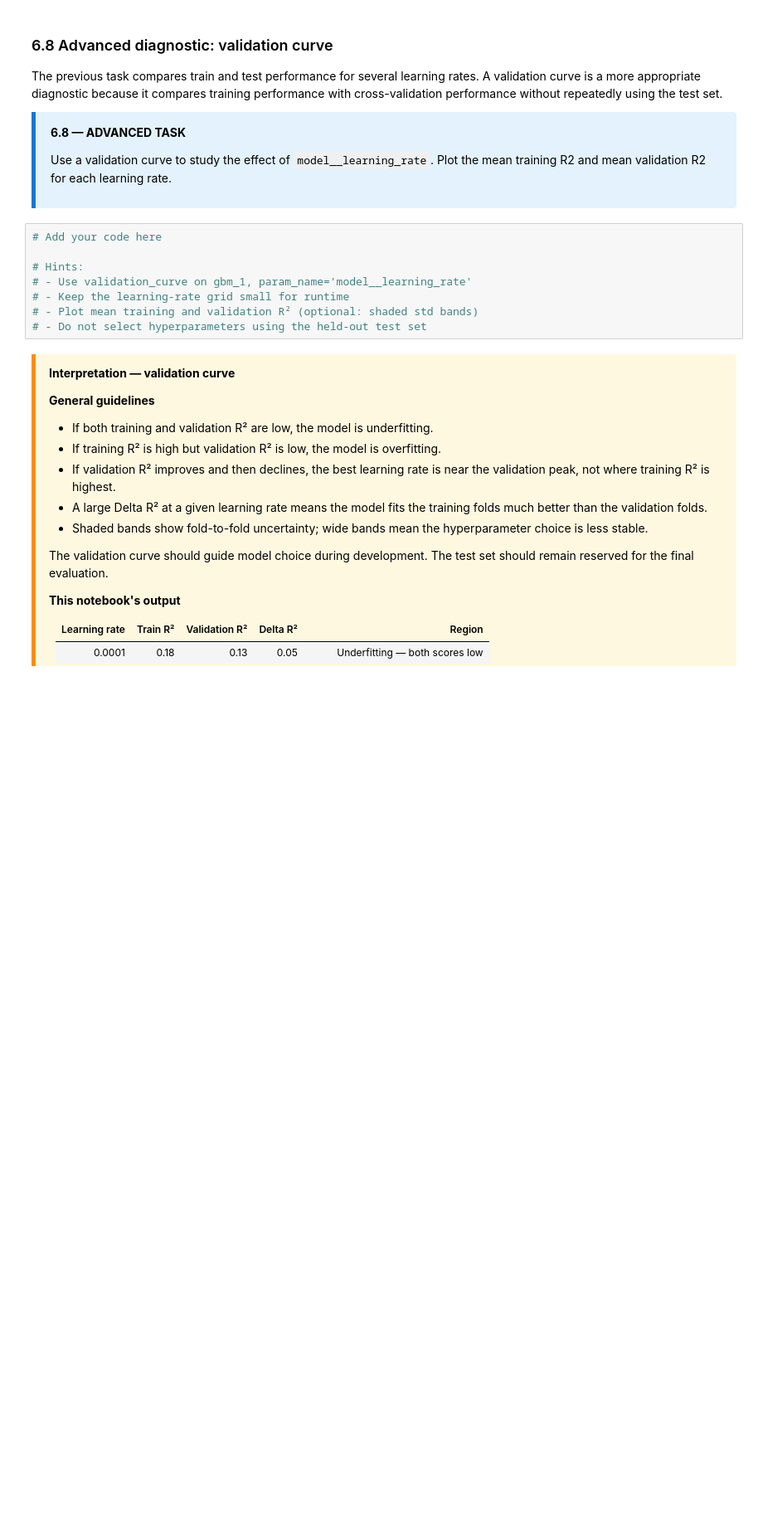
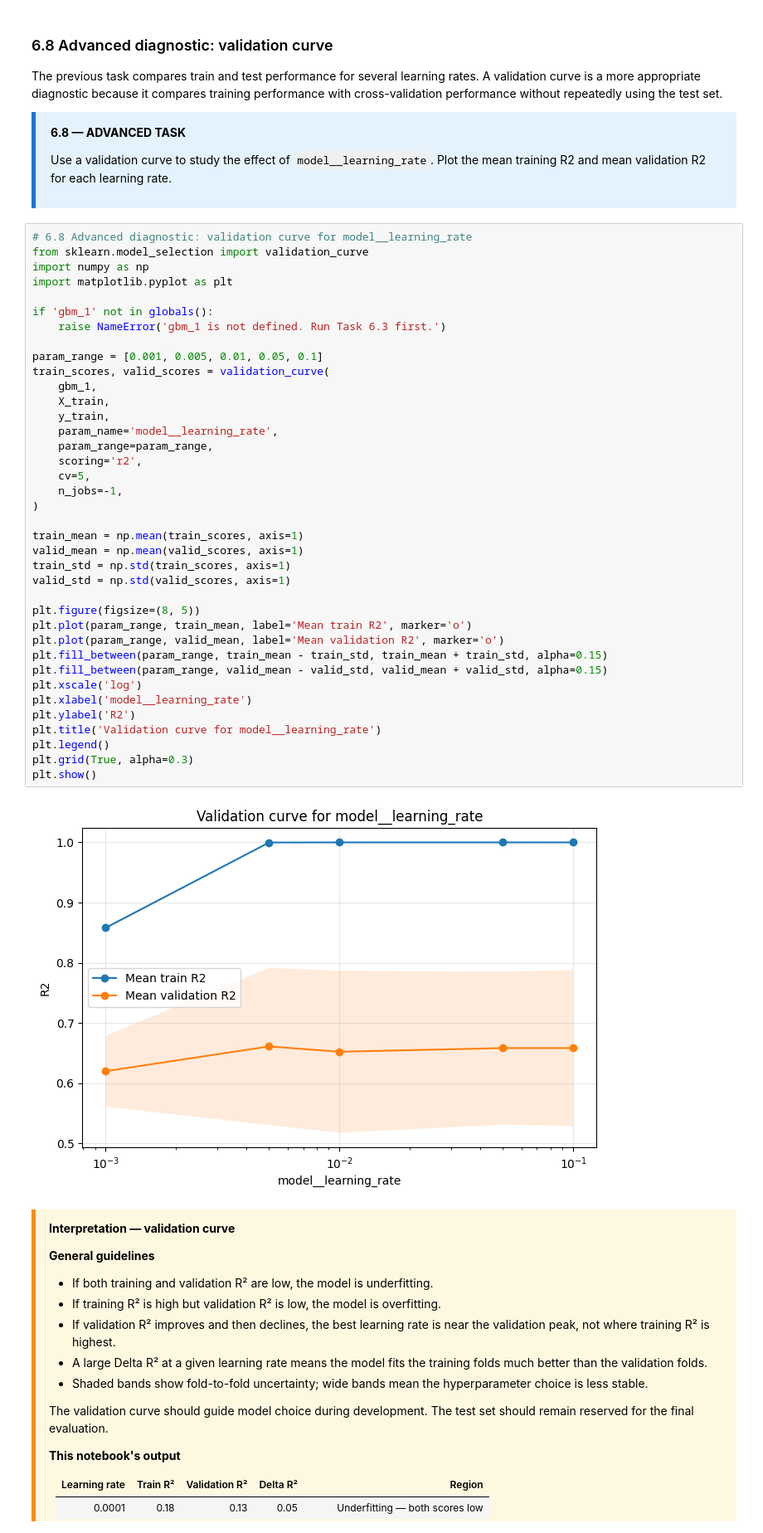
Before and after one commit to jenyunchou/ai4as_pitfalls_in_machine_learning_2026, a Jupyter notebook: notebooks_code/class_01_exercise.ipynb, the cells around one changed output. Shown at 83% size. Saved outputs shown, nothing was run; the diff lists cells and outputs as text; blank space fills up the shorter version.

```diff
--- a/notebooks_code/class_01_exercise.ipynb
+++ b/notebooks_code/class_01_exercise.ipynb
@@ -890,13 +890,45 @@ The previous task compares train and test performance for several learning rates
 Use a validation curve to study the effect of `model__learning_rate`. Plot the mean training R2 and mean validation R2 for each learning rate.
 </div>
 # %%
-# Add your code here
+# 6.8 Advanced diagnostic: validation curve for model__learning_rate
+from sklearn.model_selection import validation_curve
+import numpy as np
+import matplotlib.pyplot as plt
 
-# Hints:
-# - Use validation_curve on gbm_1, param_name='model__learning_rate'
-# - Keep the learning-rate grid small for runtime
-# - Plot mean training and validation R² (optional: shaded std bands)
-# - Do not select hyperparameters using the held-out test set
+if 'gbm_1' not in globals():
+    raise NameError('gbm_1 is not defined. Run Task 6.3 first.')
+
+param_range = [0.001, 0.005, 0.01, 0.05, 0.1]
+train_scores, valid_scores = validation_curve(
+    gbm_1,
+    X_train,
+    y_train,
+    param_name='model__learning_rate',
+    param_range=param_range,
+    scoring='r2',
+    cv=5,
+    n_jobs=-1,
+)
+
+train_mean = np.mean(train_scores, axis=1)
+valid_mean = np.mean(valid_scores, axis=1)
+train_std = np.std(train_scores, axis=1)
+valid_std = np.std(valid_scores, axis=1)
+
+plt.figure(figsize=(8, 5))
+plt.plot(param_range, train_mean, label='Mean train R2', marker='o')
+plt.plot(param_range, valid_mean, label='Mean validation R2', marker='o')
+plt.fill_between(param_range, train_mean - train_std, train_mean + train_std, alpha=0.15)
+plt.fill_between(param_range, valid_mean - valid_std, valid_mean + valid_std, alpha=0.15)
+plt.xscale('log')
+plt.xlabel('model__learning_rate')
+plt.ylabel('R2')
+plt.title('Validation curve for model__learning_rate')
+plt.legend()
+plt.grid(True, alpha=0.3)
+plt.show()
+# %% [output]
+[figure, added]
 # %% [markdown]
 <div style="background:#FFF8E1;border-left:5px solid #FF8F00;padding:12px 16px;margin:10px 0;border-radius:0 4px 4px 0;">
 
```
